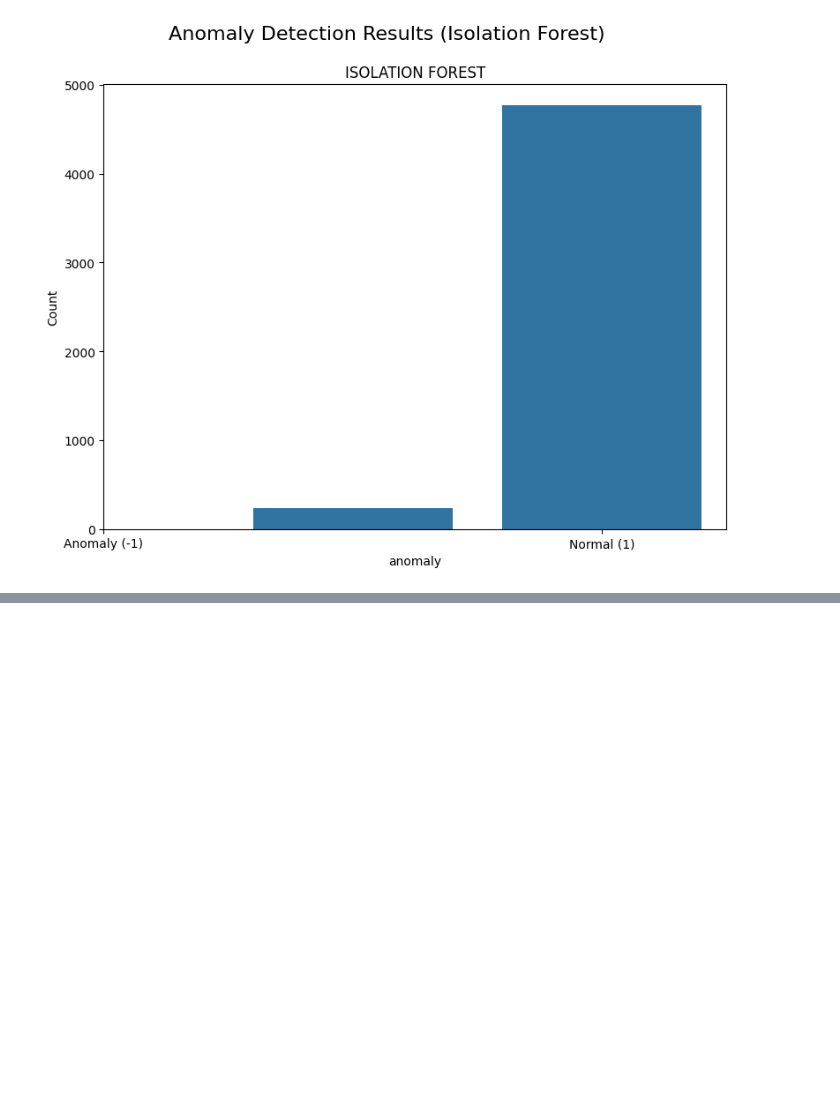
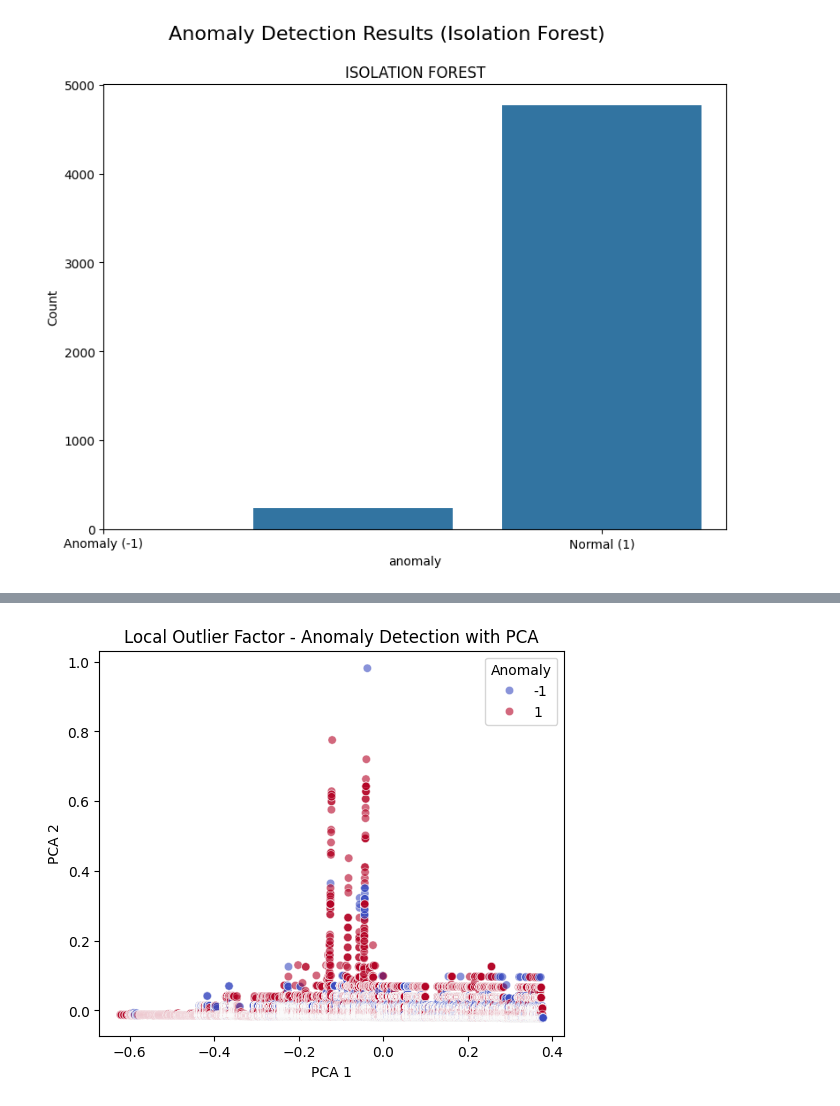
Before and after one commit to Deepika-Ch19/Network-intrusion-detection, a Jupyter notebook: network_intrusion_detection.ipynb, the cells around one changed output, grey strips where cells are left out. Drawn from its saved outputs; the diff is of its cells as text; code cells hidden in the pictures; blank space fills up the shorter version.

```diff
--- a/network_intrusion_detection.ipynb
+++ b/network_intrusion_detection.ipynb
@@ -148,0 +164,25 @@ plt.show()
+# %%
+from sklearn.neighbors import LocalOutlierFactor
+from sklearn.decomposition import PCA
+features = df[['Time', 'Length']]
+pca = PCA(n_components=2)
+lof = LocalOutlierFactor(n_neighbors=20, contamination=0.05)
+df_sample = df.copy()
+df_sample['lof_anomaly'] = lof.fit_predict(features)
+
+
+def plot_anomaly_pca(model_name, anomaly_column, features):
+    pca_result = pca.fit_transform(features)
+    plt.figure(figsize=(6, 5))
+    sns.scatterplot(x=pca_result[:, 0], y=pca_result[:, 1], hue=df_sample[anomaly_column],
+                    palette='coolwarm', alpha=0.6)
+    plt.title(f'{model_name} - Anomaly Detection with PCA')
+    plt.xlabel('PCA 1')
+    plt.ylabel('PCA 2')
+    plt.legend(title='Anomaly')
+    plt.show()
+
+
+plot_anomaly_pca("Local Outlier Factor", 'lof_anomaly', features)
+# %% [output]
+[figure, added]
```
Also changed, not shown: parts of 3 cells of this notebook.
